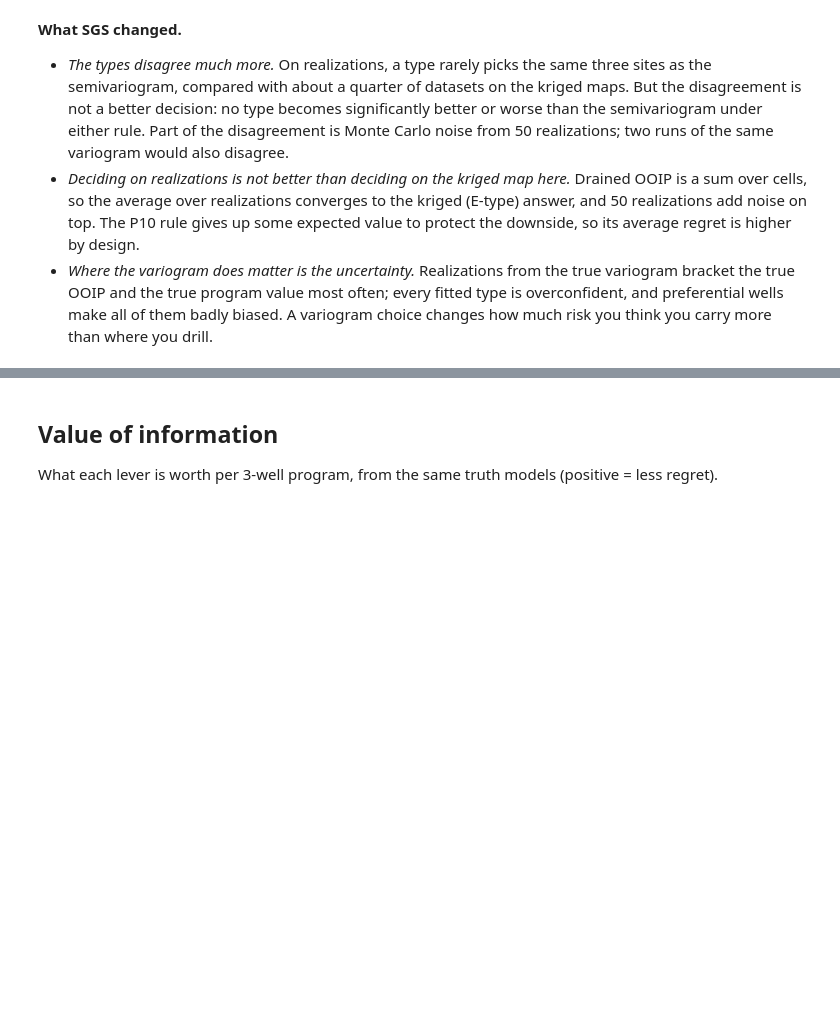
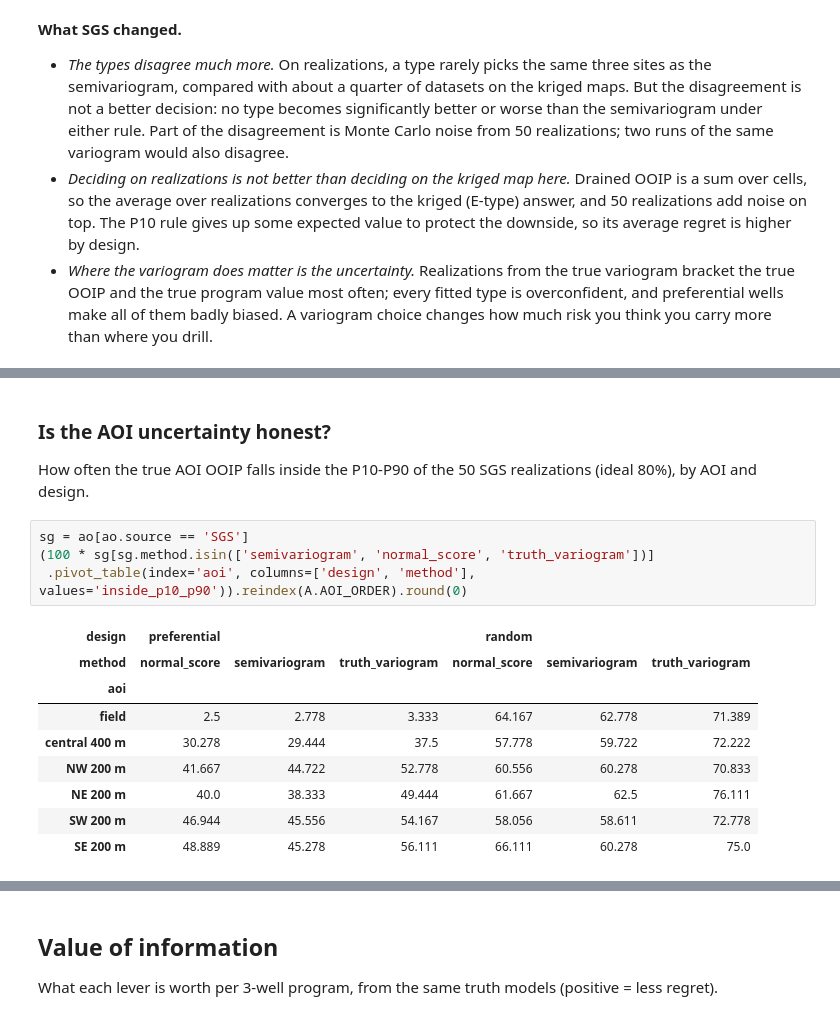
Before and after one commit to nkanter04/variogram-type-study, a Jupyter notebook: 03_kriging_decisions.ipynb, the cells around one changed output, grey strips where cells are left out. Drawn from its saved outputs; the diff is of its cells as text; blank space fills up the shorter version.

```diff
--- a/03_kriging_decisions.ipynb
+++ b/03_kriging_decisions.ipynb
@@ -325,0 +362,18 @@ print('\n'.join(lines))
+# %% [markdown]
+### Is the AOI uncertainty honest?
+
+How often the true AOI OOIP falls inside the P10-P90 of the 50 SGS realizations (ideal 80%), by AOI and design.
+# %%
+sg = ao[ao.source == 'SGS']
+(100 * sg[sg.method.isin(['semivariogram', 'normal_score', 'truth_variogram'])]
+ .pivot_table(index='aoi', columns=['design', 'method'], values='inside_p10_p90')).reindex(A.AOI_ORDER).round(0)
+# %% [output]
+| design | preferential |  |  | random |  |  |
+| method | normal_score | semivariogram | truth_variogram | normal_score | semivariogram | truth_variogram |
+| aoi |  |  |  |  |  |  |
+| field | 2.5 | 2.778 | 3.333 | 64.167 | 62.778 | 71.389 |
+| central 400 m | 30.278 | 29.444 | 37.5 | 57.778 | 59.722 | 72.222 |
+| NW 200 m | 41.667 | 44.722 | 52.778 | 60.556 | 60.278 | 70.833 |
+| NE 200 m | 40.0 | 38.333 | 49.444 | 61.667 | 62.5 | 76.111 |
+| SW 200 m | 46.944 | 45.556 | 54.167 | 58.056 | 58.611 | 72.778 |
+| SE 200 m | 48.889 | 45.278 | 56.111 | 66.111 | 60.278 | 75.0 |
```
Also changed, not shown: parts of 7 cells of this notebook, 10 other files.
